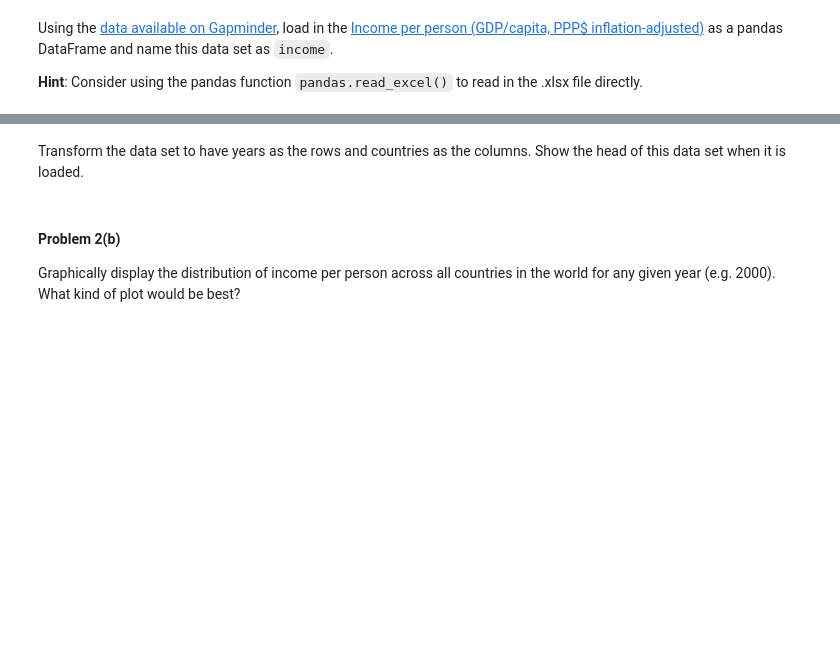
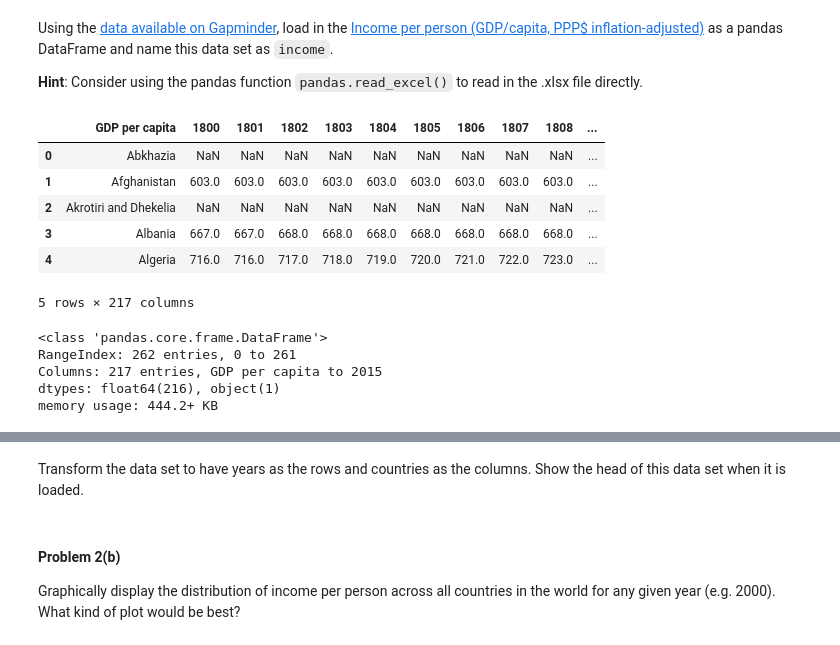
Before and after one commit to ademyanchuk/2014, a Jupyter notebook: homework/HW1.ipynb, the cells around one changed output, grey strips where cells are left out. Saved outputs shown, nothing was run; the diff lists cells and outputs as text; code cells hidden in the pictures; blank space fills up the shorter version.

```diff
--- a/homework/HW1.ipynb
+++ b/homework/HW1.ipynb
@@ -202,0 +225,2 @@ Using the [data available on Gapminder](http://www.gapminder.org/data/), load in
+# %%
+gdp_filepath = r"C:\Users\demjanchuk\Documents\cs109\2014\homework\data\indicator gapminder gdp_per_capita_ppp.xlsx"
@@ -202,0 +229,18 @@ Using the [data available on Gapminder](http://www.gapminder.org/data/), load in
+# %%
+income.head()
+# %% [output]
+|  | GDP per capita | 1800 | 1801 | 1802 | 1803 | 1804 | 1805 | 1806 | 1807 | 1808 | ... |
+| 0 | Abkhazia | NaN | NaN | NaN | NaN | NaN | NaN | NaN | NaN | NaN | ... |
+| 1 | Afghanistan | 603.0 | 603.0 | 603.0 | 603.0 | 603.0 | 603.0 | 603.0 | 603.0 | 603.0 | ... |
+| 2 | Akrotiri and Dhekelia | NaN | NaN | NaN | NaN | NaN | NaN | NaN | NaN | NaN | ... |
+| 3 | Albania | 667.0 | 667.0 | 668.0 | 668.0 | 668.0 | 668.0 | 668.0 | 668.0 | 668.0 | ... |
+| 4 | Algeria | 716.0 | 716.0 | 717.0 | 718.0 | 719.0 | 720.0 | 721.0 | 722.0 | 723.0 | ... |
+5 rows × 217 columns
+# %%
+income.info()
+# %% [output]
+<class 'pandas.core.frame.DataFrame'>
+RangeIndex: 262 entries, 0 to 261
+Columns: 217 entries, GDP per capita to 2015
+dtypes: float64(216), object(1)
+memory usage: 444.2+ KB
```
Also changed, not shown: parts of 26 cells of this notebook, 2 other files.
